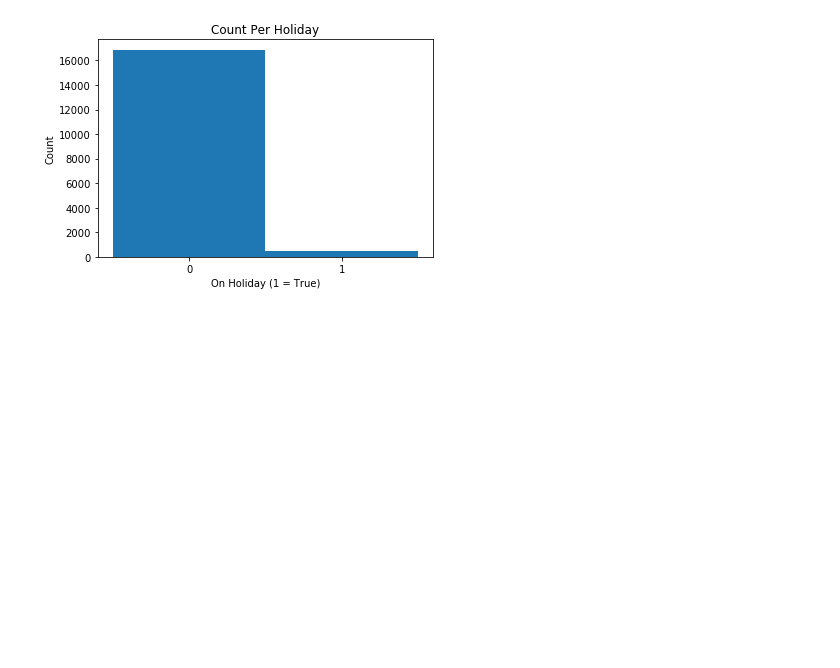
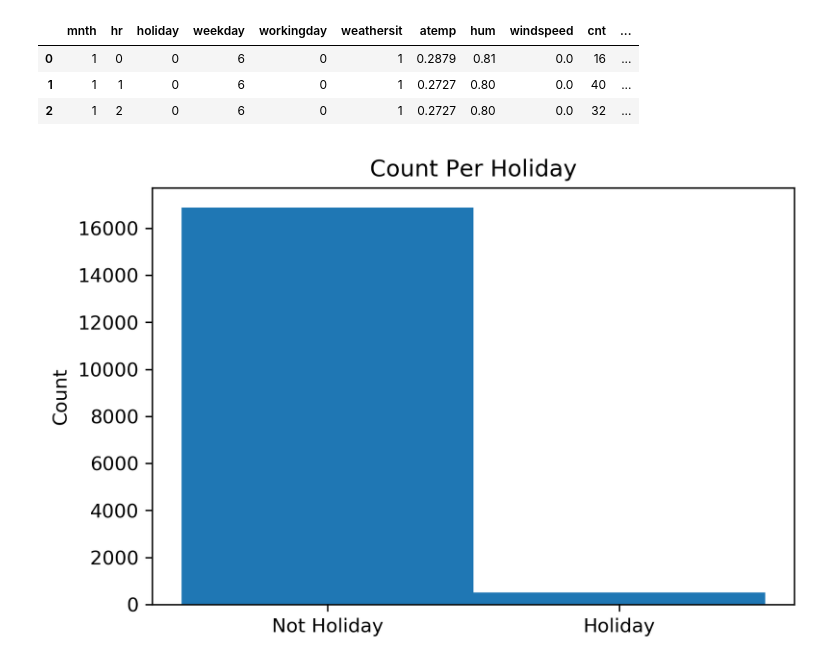
Before and after one commit to NathanHergenreter/CS574_BikeSharing, a Jupyter notebook: data_analysis.ipynb, the cells around one changed output. Drawn from its saved outputs; the diff is of its cells as text; code cells hidden in the pictures; blank space fills up the shorter version.

Commit message:
Made some graphs

```diff
--- a/data_analysis.ipynb
+++ b/data_analysis.ipynb
@@ -1,19 +1,29 @@
 # %%
 import pandas as pd
+
 import matplotlib.pyplot as plt
+plt.rcParams['figure.dpi'] = 300
+plt.rcParams['savefig.dpi'] = 300
 
-from csv_reader import *
+import numpy as np
+
+from csv_setup import *
 # %%
-bike_sharing_df = get_bike_sharing_df()
+bike_sharing_df = get_bike_sharing_df_clean()
+bike_sharing_df.head(3)
+# %% [output]
+|  | mnth | hr | holiday | weekday | workingday | weathersit | atemp | hum | windspeed | cnt | ... |
+| 0 | 1 | 0 | 0 | 6 | 0 | 1 | 0.2879 | 0.81 | 0.0 | 16 | ... |
+| 1 | 1 | 1 | 0 | 6 | 0 | 1 | 0.2727 | 0.80 | 0.0 | 40 | ... |
+| 2 | 1 | 2 | 0 | 6 | 0 | 1 | 0.2727 | 0.80 | 0.0 | 32 | ... |
 # %%
 plt.hist(bike_sharing_df.holiday, bins=[-.5,.5,1.5])
-plt.xticks((0,1))
+plt.xticks([0,1], ['Not Holiday', 'Holiday'])
 #set_xticklabels(('Not Holiday', 'Holiday'))
 
 plt.title("Count Per Holiday")
-plt.xlabel('On Holiday (1 = True)')
 plt.ylabel('Count')
 
 plt.show()
 # %% [output]
-[figure, old version]
+[figure, new version]
```
Also changed, not shown: parts of 6 cells of this notebook.
